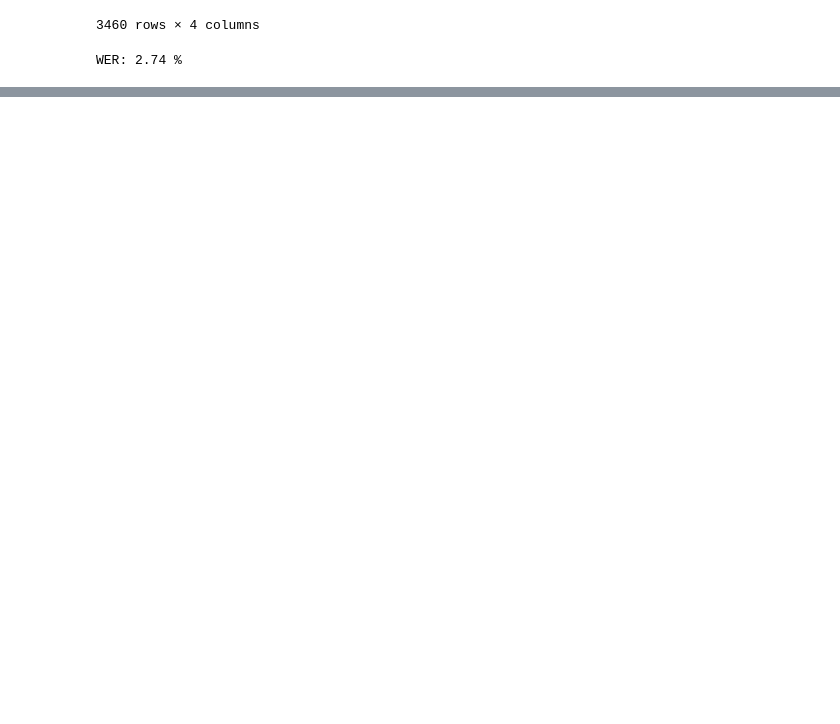
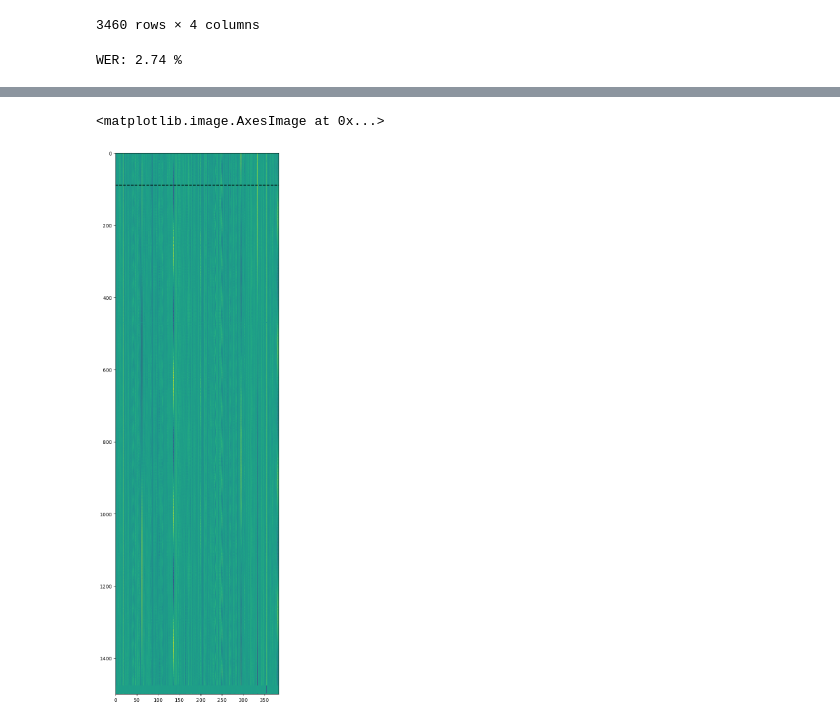
Before and after one commit to olivershetler/WhisperBrain, a Jupyter notebook: notebooks/WhisperBrainBenchmarkAudio.ipynb, the cells around one changed output, grey strips where cells are left out. Drawn from its saved outputs; the diff is of its cells as text; code cells hidden in the pictures; blank space fills up the shorter version.

```diff
--- a/notebooks/WhisperBrainBenchmarkAudio.ipynb
+++ b/notebooks/WhisperBrainBenchmarkAudio.ipynb
@@ -110,0 +135,6 @@ WER: 2.74 %
+# %%
+neural_data, mels, texts, signal_lengths = dataloader.__iter__().__next__()
+audio_embedding = model.encoder(mels)
+brain_embedding = model.brain_encoder(neural_data)
+audio_embedding.shape
+brain_embedding.shape
@@ -110,0 +153,7 @@ WER: 2.74 %
+# %%
+plt.figure(figsize=(6, 20))
+plt.axhline(signal_lengths[0] // 2, color="black", linestyle="--")
+plt.imshow(brain_embedding.squeeze(0).cpu().detach().numpy(), aspect="auto", cmap="viridis")
+# %% [output]
+<matplotlib.image.AxesImage at 0x...>
+[figure, added]
```
Also changed, not shown: parts of 8 cells of this notebook, 4 other files.
